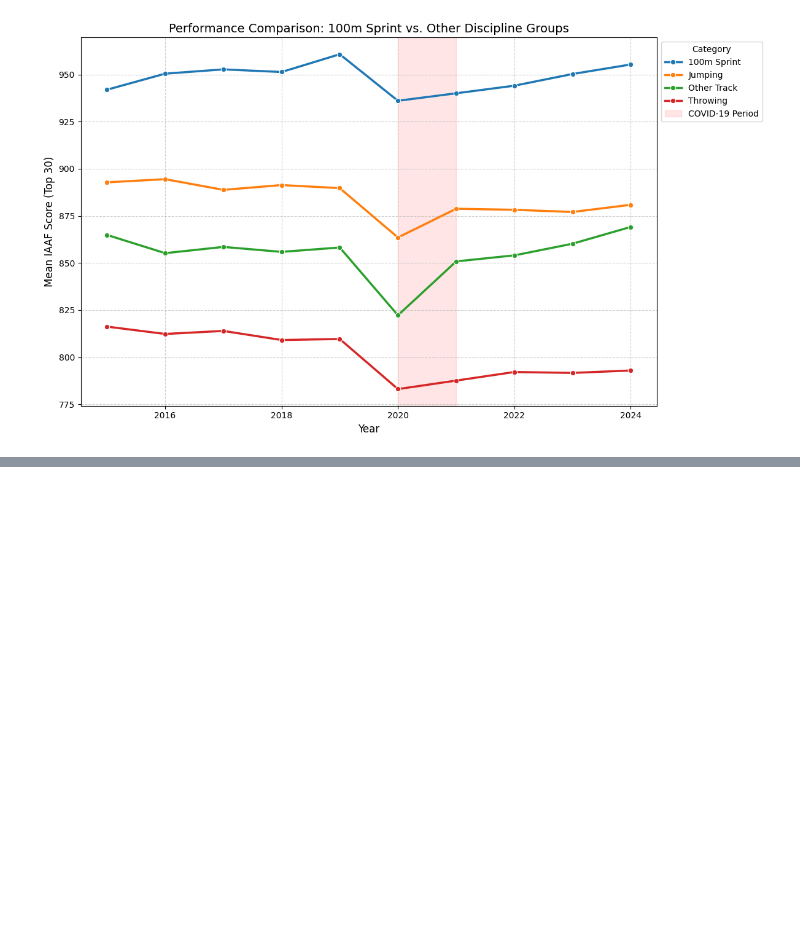
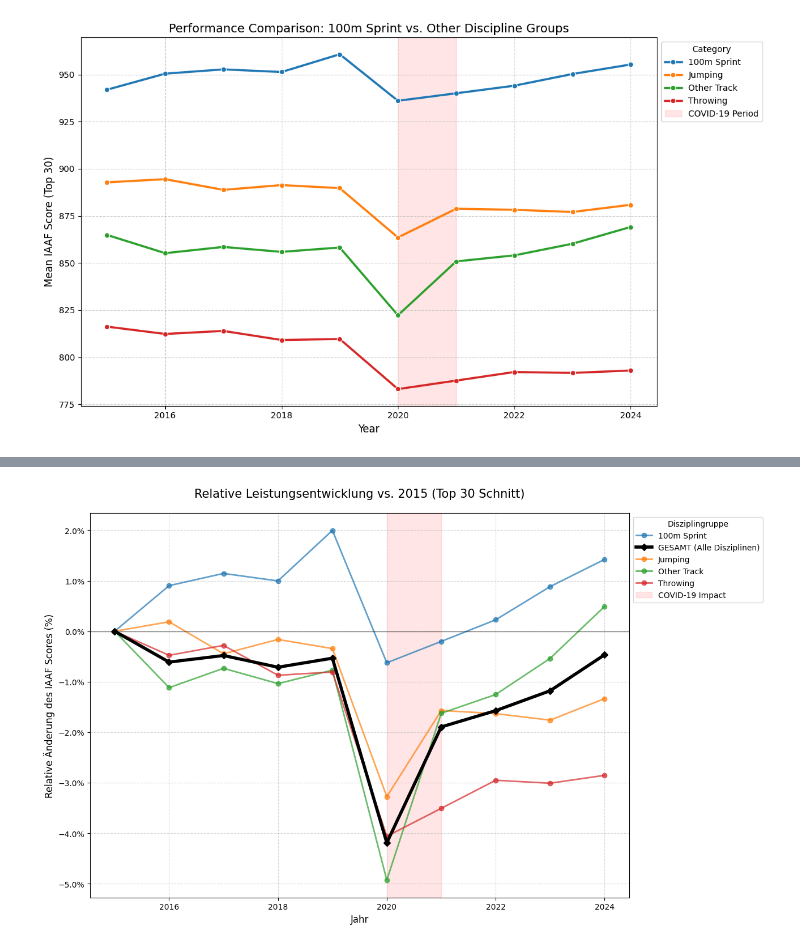
Before and after one commit to maxwernz/Data-Literacy, a Jupyter notebook: Luca/luca1.ipynb, the cells around one changed output, grey strips where cells are left out. Drawn from its saved outputs; the diff is of its cells as text; code cells hidden in the pictures; blank space fills up the shorter version.

```diff
--- a/Luca/luca1.ipynb
+++ b/Luca/luca1.ipynb
@@ -816,0 +922,91 @@ plt.show()
+# %%
+import pandas as pd
+import matplotlib.pyplot as plt
+import seaborn as sns
+import matplotlib.ticker as mtick
+
+# 1. Daten laden
+# Stelle sicher, dass die Datei im gleichen Ordner liegt
+df = pd.read_csv('Data_iaaf_scores_neu.csv', sep=';')
+
+# 2. Kategorisierung
+def categorize_with_100m(d):
+    d = str(d).lower()
+    if '100 m' in d and 'huerden' not in d:
+        return '100m Sprint'
+    if any(x in d for x in ['sprung']):
+        return 'Jumping'
+    if any(x in d for x in ['wurf', 'stoss', 'speer', 'hammer', 'diskus', 'kugel']):
+        return 'Throwing'
+    if any(x in d for x in ['m', 'km', 'huerden', 'hindernis', 'marathon', 'gehen']):
+        return 'Other Track'
+    return 'Combined Events'
+
+df['category'] = df['disziplin'].apply(categorize_with_100m)
+
+# 3. Top 30 Berechnung (ab 2015)
+df_recent = df[df['jahr'] >= 2015].copy()
+
+def get_top_30_mean(group):
+    return group.nlargest(30).mean()
+
+# Schritt A: Top 30 pro Disziplin
+top_30_stats = df_recent.groupby(['jahr', 'category', 'geschlecht', 'altersklasse', 'disziplin'])['iaaf_score'].apply(get_top_30_mean).reset_index()
+
+# Schritt B: Kategorien-Mittelwerte
+category_stats = top_30_stats.groupby(['jahr', 'category'])['iaaf_score'].mean().reset_index()
+
+# Schritt C: Gesamt-Mittelwert
+total_stats = top_30_stats.groupby(['jahr'])['iaaf_score'].mean().reset_index()
+total_stats['category'] = 'GESAMT (Alle Disziplinen)'
+
+# Schritt D: Zusammenfügen
+final_stats = pd.concat([category_stats, total_stats], ignore_index=True)
+
+# 4. Prozentuale Änderung berechnen
+def calculate_pct_change(group):
+    base_data = group.loc[group['jahr'] == 2015, 'iaaf_score']
+    if not base_data.empty:
+        base_value = base_data.values[0]
+        group['rel_change_pct'] = ((group['iaaf_score'] - base_value) / base_value) * 100
+    else:
+        group['rel_change_pct'] = 0
+    return group
+
+final_stats = final_stats.groupby('category', group_keys=False).apply(calculate_pct_change)
+
+# 5. Plot erstellen
+plt.figure(figsize=(13, 8))
+
+categories = sorted(final_stats['category'].unique())
+
+# --- SCHLEIFE START ---
+for cat in categories:
+    cat_data = final_stats[final_stats['category'] == cat]
+
+    # Hier wird eingerückt (4 Leerzeichen oder 1 Tab)
+    if 'GESAMT' in cat:
+        plt.plot(cat_data['jahr'], cat_data['rel_change_pct'],
+                 label=cat, marker='D', linewidth=4, color='black', zorder=10)
+    else:
+        plt.plot(cat_data['jahr'], cat_data['rel_change_pct'],
+                 label=cat, marker='o', linewidth=2, alpha=0.7)
+# --- SCHLEIFE ENDE ---
+
+# WICHTIG: Ab hier wieder GANZ LINKS am Rand schreiben (nicht eingerückt)!
+plt.axhline(0, color='black', linestyle='-', linewidth=1, alpha=0.5)
+plt.axvspan(2020, 2021, color='red', alpha=0.1, label='COVID-19 Impact')
+
+plt.title('Relative Leistungsentwicklung vs. 2015 (Top 30 Schnitt)', fontsize=15, pad=20)
+plt.xlabel('Jahr', fontsize=12)
+plt.ylabel('Relative Änderung des IAAF Scores (%)', fontsize=12)
+plt.legend(title='Disziplingruppe', loc='upper left', bbox_to_anchor=(1, 1))
+plt.grid(True, linestyle='--', alpha=0.5)
+
+plt.gca().yaxis.set_major_formatter(mtick.PercentFormatter())
+
+plt.tight_layout()
+plt.savefig('performance_relativ_mit_gesamt.png', dpi=300)
+plt.show()
+# %% [output]
+[figure, added]
```
Also changed, not shown: parts of 8 cells of this notebook, 16 other files.
